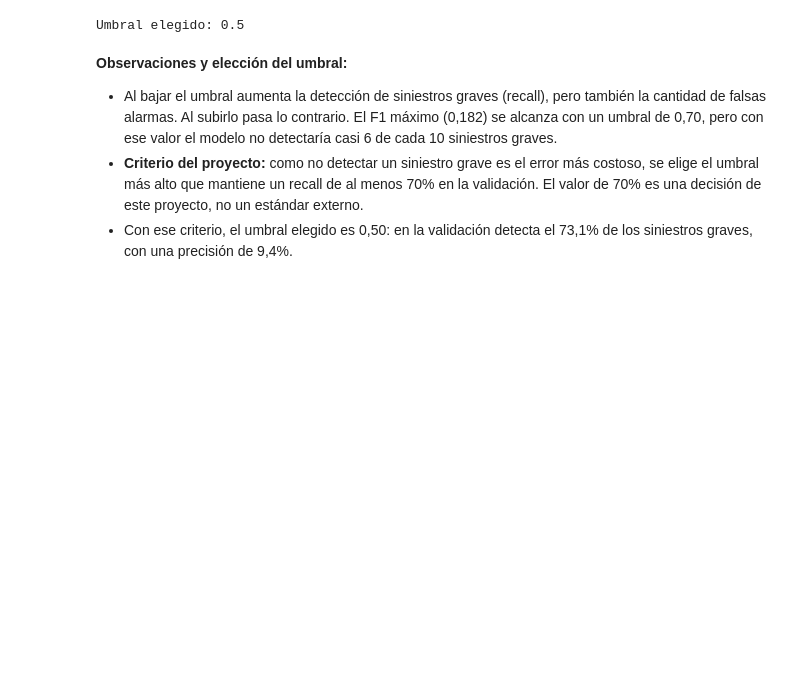
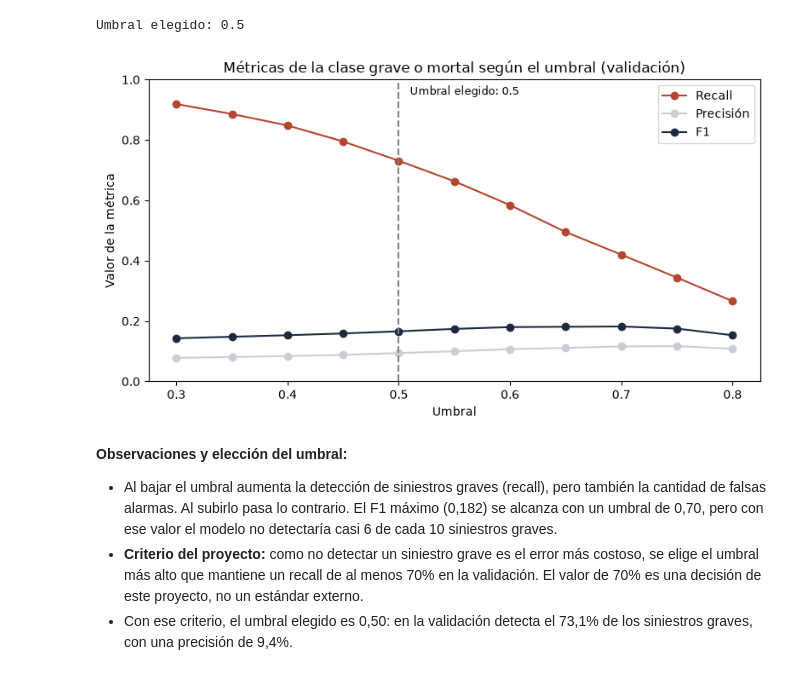
Before and after one commit to juanpablomonllor/prediccion_gravedad_siniestros_viales_caba, a Jupyter notebook: notebooks/2.0-jpm-modelado.ipynb, the cells around one changed output. Drawn from its saved outputs; the diff is of its cells as text; code cells hidden in the pictures; blank space fills up the shorter version.

```diff
--- a/notebooks/2.0-jpm-modelado.ipynb
+++ b/notebooks/2.0-jpm-modelado.ipynb
@@ -317,6 +334,22 @@ umbral_elegido = tabla_umbrales.loc[tabla_umbrales["recall"] >= 0.70, "umbral"].
 print("Umbral elegido:", umbral_elegido)
 # %% [output]
 Umbral elegido: 0.5
+# %%
+# Gráfico de recall, precisión y F1 según el umbral (validación)
+ax = tabla_umbrales.plot(x="umbral", y=["recall", "precision", "f1"], marker="o",
+                         figsize=(8, 4.5), color=["#B4462F", "#C9CED6", "#1B2A41"])
+ax.axvline(umbral_elegido, color="gray", linestyle="--")
+ax.text(umbral_elegido + 0.01, 0.95, f"Umbral elegido: {umbral_elegido}", fontsize=9)
+ax.set_title("Métricas de la clase grave o mortal según el umbral (validación)")
+ax.set_xlabel("Umbral")
+ax.set_ylabel("Valor de la métrica")
+ax.set_ylim(0, 1)
+ax.legend(["Recall", "Precisión", "F1"])
+plt.tight_layout()
+plt.savefig("../reports/figures/umbral_validacion.png", dpi=150)
+plt.show()
+# %% [output]
+[figure, added]
 # %% [markdown]
 **Observaciones y elección del umbral:**
 
```
Also changed, not shown: parts of 1 cell of this notebook, 2 other files.
